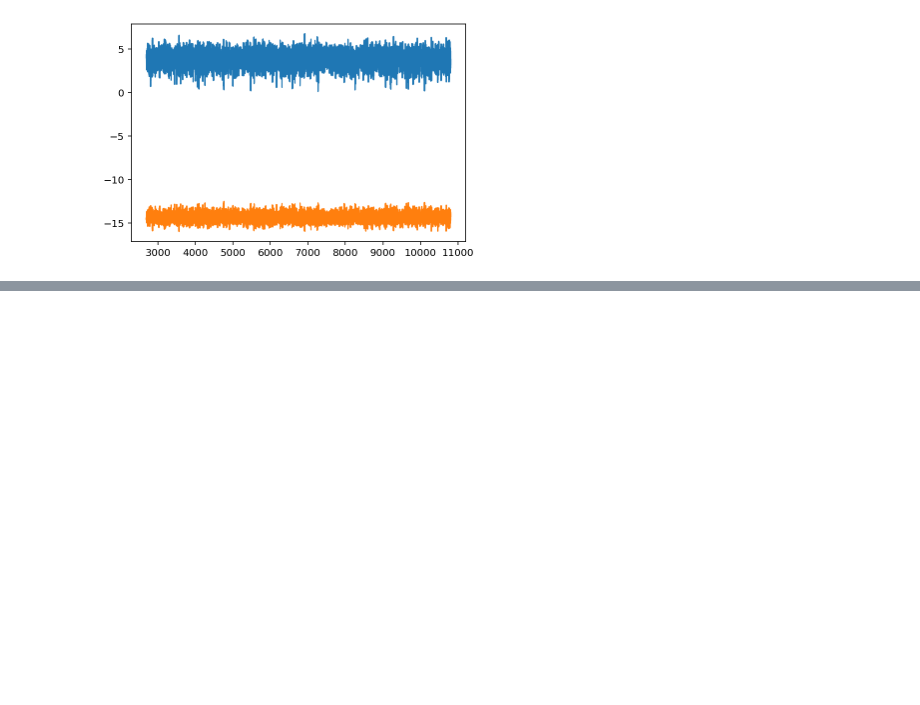
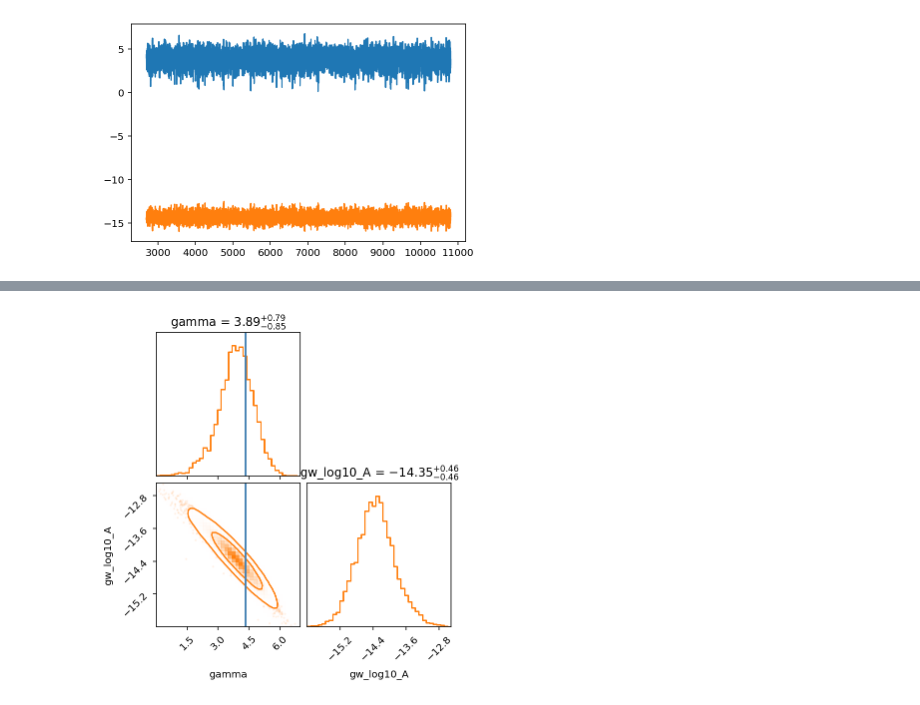
Before and after one commit to astrolamb/single_pulsar_analysis, a Jupyter notebook: single_pulsars_general.ipynb, the cells around one changed output, grey strips where cells are left out. Saved outputs shown, nothing was run; the diff lists cells and outputs as text; code cells hidden in the pictures; blank space fills up the shorter version.

```diff
--- a/single_pulsars_general.ipynb
+++ b/single_pulsars_general.ipynb
@@ -149,0 +231,5 @@ pdf = hist[idx]
+# %%
+truths = [13/3,None]
+corner.corner(samps[pars_mcmc[:2]][burn_samps:], bins=40, range=[(0,7),(-16,-12.5)], levels=[0.68,0.95], smooth=True, smooth1d=False, labels=pars_mcmc[:2], show_titles=True, truths=truths, color='C1');
+# %% [output]
+[figure, added]
```
Also changed, not shown: parts of 9 cells of this notebook, 1 other file.
